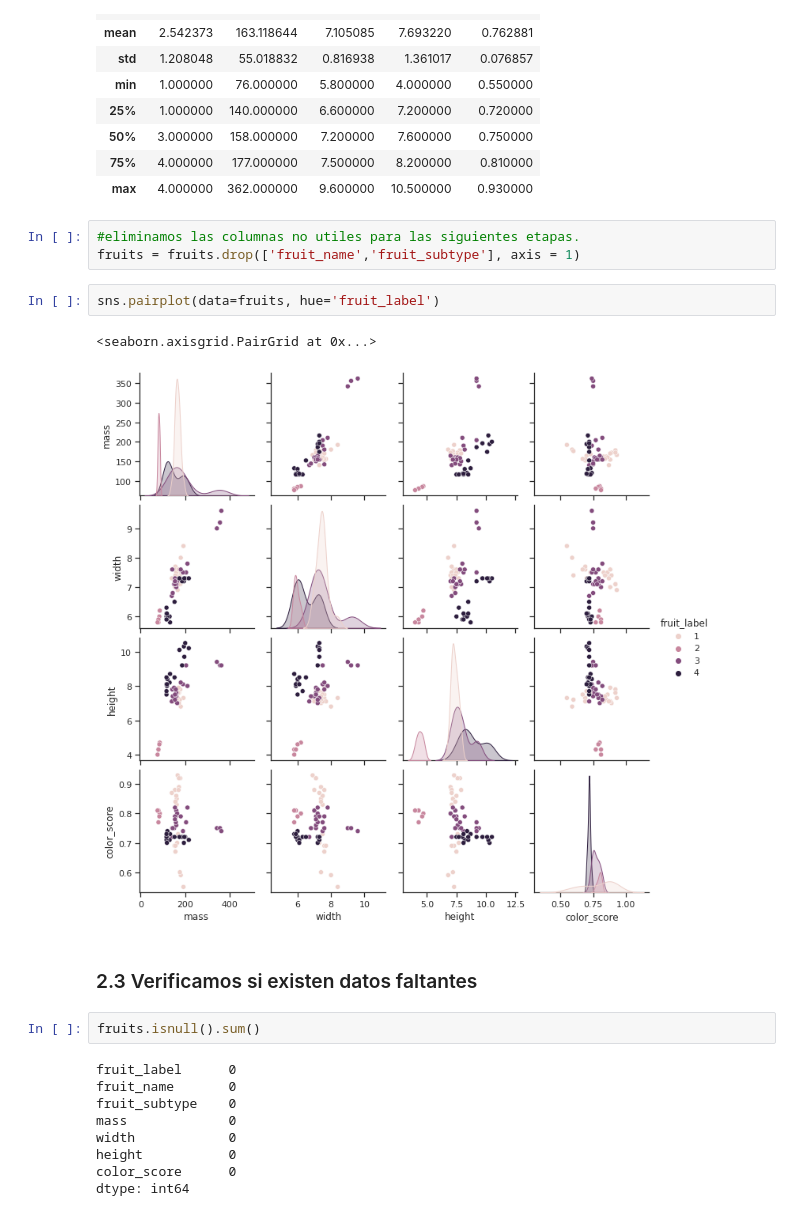
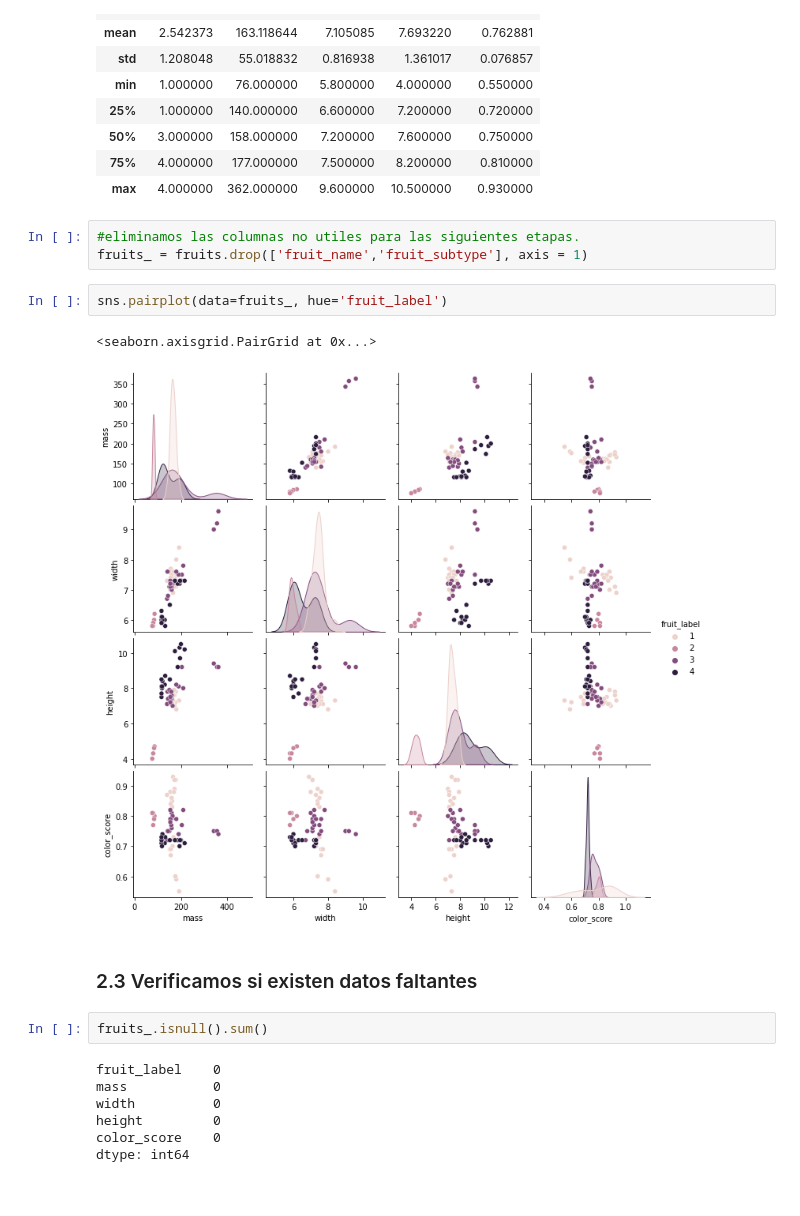
Before and after one commit to urvog/fruits-ml, a Jupyter notebook: Frutas_ML.ipynb, the cells around one changed output. Drawn from its saved outputs; the diff is of its cells as text.

```diff
--- a/Frutas_ML.ipynb
+++ b/Frutas_ML.ipynb
@@ -82,22 +88,20 @@ fruits.describe()
 | max | 4.000000 | 362.000000 | 9.600000 | 10.500000 | 0.930000 |
 # %%
 #eliminamos las columnas no utiles para las siguientes etapas.
-fruits = fruits.drop(['fruit_name','fruit_subtype'], axis = 1)
+fruits_ = fruits.drop(['fruit_name','fruit_subtype'], axis = 1)
 # %%
-sns.pairplot(data=fruits, hue='fruit_label')
+sns.pairplot(data=fruits_, hue='fruit_label')
 # %% [output]
 <seaborn.axisgrid.PairGrid at 0x...>
-[figure, old version]
+[figure, new version]
 # %% [markdown]
 ### 2.3 Verificamos si existen datos faltantes
 # %%
-fruits.isnull().sum()
+fruits_.isnull().sum()
 # %% [output]
-fruit_label      0
-fruit_name       0
-fruit_subtype    0
-mass             0
-width            0
-height           0
-color_score      0
+fruit_label    0
+mass           0
+width          0
+height         0
+color_score    0
 dtype: int64
```
Also changed, not shown: parts of 18 cells of this notebook.
